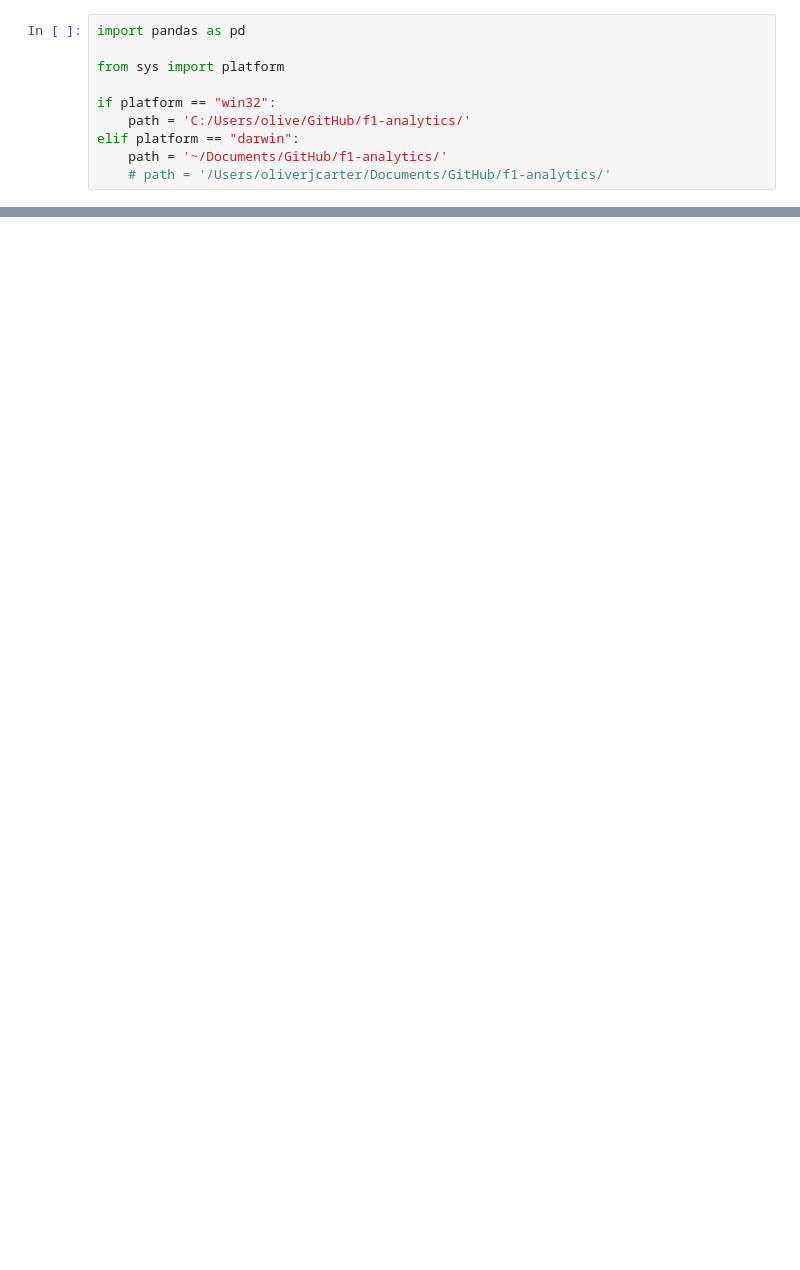
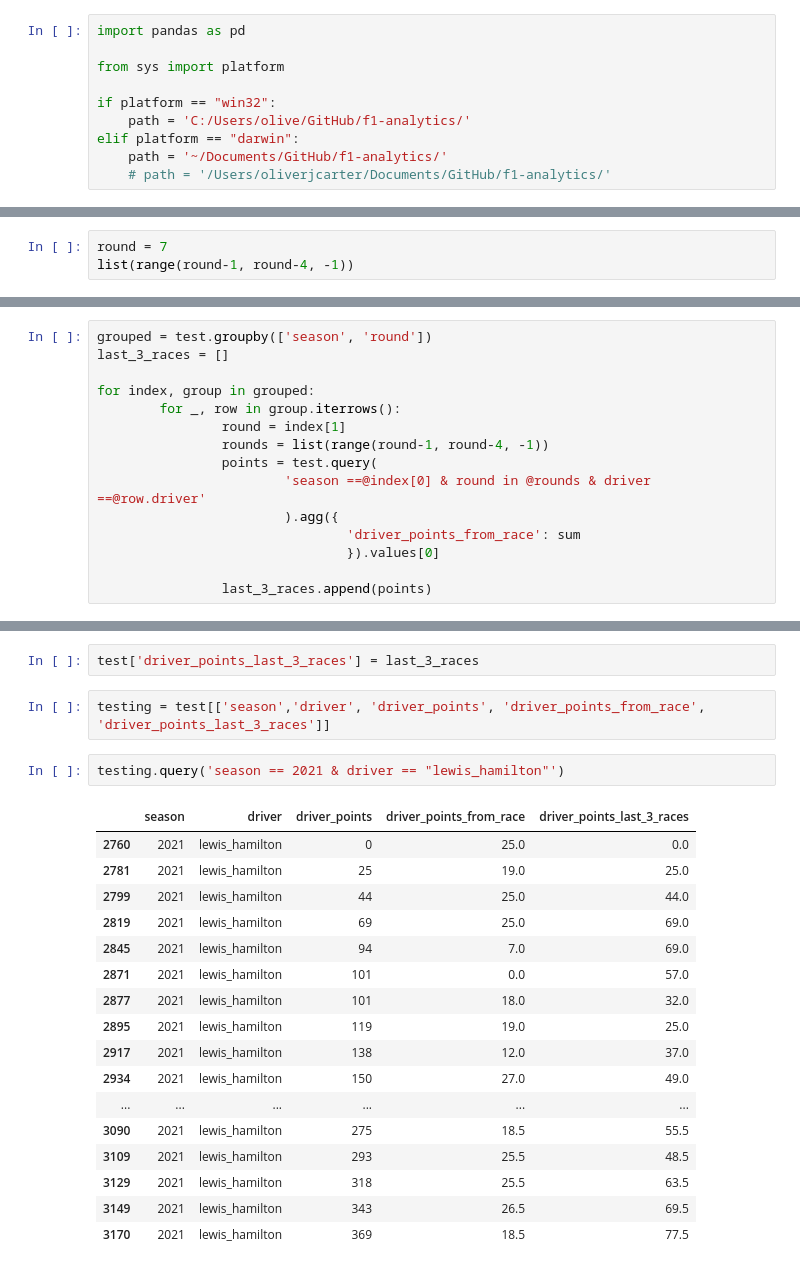
Before and after one commit to ollyjc99/f1-analytics, a Jupyter notebook: data processing/data-processing.ipynb, the cells around one changed output, grey strips where cells are left out. Drawn from its saved outputs; the diff is of its cells as text; blank space fills up the shorter version.

```diff
--- a/data processing/data-processing.ipynb
+++ b/data processing/data-processing.ipynb
@@ -21,0 +55,3 @@ df.to_csv(path+'data/mean-laps.csv', index=False)
+# %%
+round = 7
+list(range(round-1, round-4, -1))
@@ -21,0 +60,15 @@ df.to_csv(path+'data/mean-laps.csv', index=False)
+# %%
+grouped = test.groupby(['season', 'round'])
+last_3_races = []
+
+for index, group in grouped:
+        for _, row in group.iterrows():
+                round = index[1]
+                rounds = list(range(round-1, round-4, -1))
+                points = test.query(
+                        'season ==@index[0] & round in @rounds & driver ==@row.driver'
+                        ).agg({
+                                'driver_points_from_race': sum
+                                }).values[0]
+
+                last_3_races.append(points)
@@ -21,0 +93,24 @@ df.to_csv(path+'data/mean-laps.csv', index=False)
+# %%
+test['driver_points_last_3_races'] = last_3_races
+# %%
+testing = test[['season','driver', 'driver_points', 'driver_points_from_race', 'driver_points_last_3_races']]
+# %%
+testing.query('season == 2021 & driver == "lewis_hamilton"')
+# %% [output]
+|  | season | driver | driver_points | driver_points_from_race | driver_points_last_3_races |
+| 2760 | 2021 | lewis_hamilton | 0 | 25.0 | 0.0 |
+| 2781 | 2021 | lewis_hamilton | 25 | 19.0 | 25.0 |
+| 2799 | 2021 | lewis_hamilton | 44 | 25.0 | 44.0 |
+| 2819 | 2021 | lewis_hamilton | 69 | 25.0 | 69.0 |
+| 2845 | 2021 | lewis_hamilton | 94 | 7.0 | 69.0 |
+| 2871 | 2021 | lewis_hamilton | 101 | 0.0 | 57.0 |
+| 2877 | 2021 | lewis_hamilton | 101 | 18.0 | 32.0 |
+| 2895 | 2021 | lewis_hamilton | 119 | 19.0 | 25.0 |
+| 2917 | 2021 | lewis_hamilton | 138 | 12.0 | 37.0 |
+| 2934 | 2021 | lewis_hamilton | 150 | 27.0 | 49.0 |
+| ... | ... | ... | ... | ... | ... |
+| 3090 | 2021 | lewis_hamilton | 275 | 18.5 | 55.5 |
+| 3109 | 2021 | lewis_hamilton | 293 | 25.5 | 48.5 |
+| 3129 | 2021 | lewis_hamilton | 318 | 25.5 | 63.5 |
+| 3149 | 2021 | lewis_hamilton | 343 | 26.5 | 69.5 |
+| 3170 | 2021 | lewis_hamilton | 369 | 18.5 | 77.5 |
```
Also changed, not shown: parts of 10 cells of this notebook.
